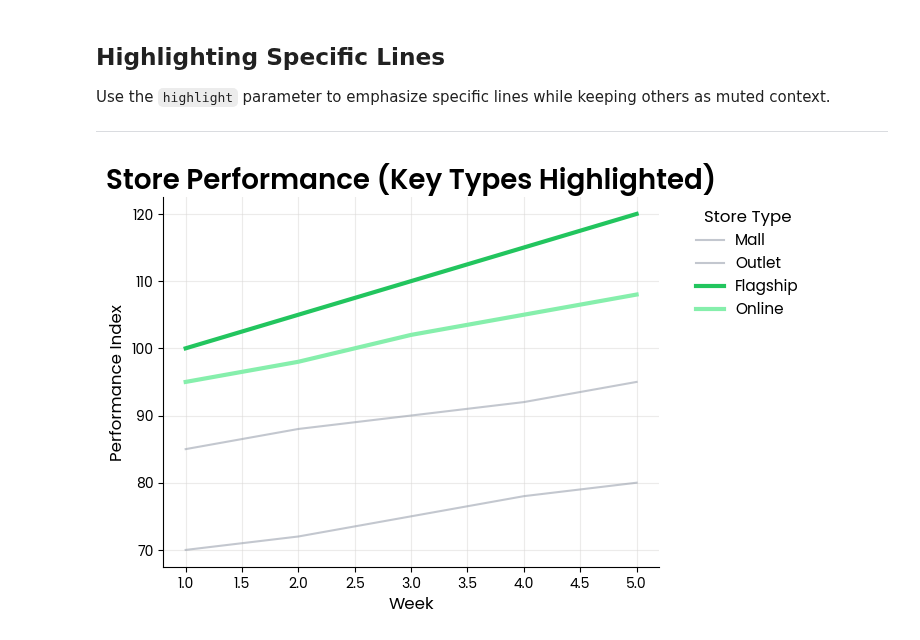
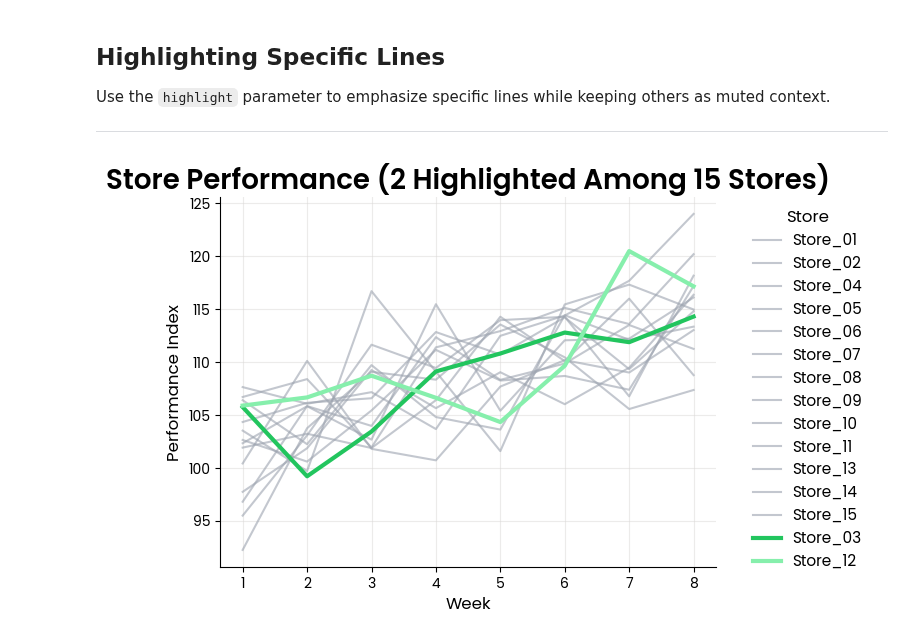
Before and after one commit to Data-Simply/pyretailscience, a Jupyter notebook: docs/gallery/plots/line.ipynb, the cells around one changed output. Cells and saved outputs as stored; diff of their text form; code cells hidden in the pictures.

```diff
--- a/docs/gallery/plots/line.ipynb
+++ b/docs/gallery/plots/line.ipynb
@@ -193,35 +194,35 @@ Use the `highlight` parameter to emphasize specific lines while keeping others a
 
 ---
 # %%
-# Create sample data with multiple store types
-# fmt: off
+# Create sample data with 15 different store locations (minimal code approach)
+import numpy as np
+
+rng = np.random.default_rng(42)
+weeks = 8
+# Generate 15 store names efficiently
+store_names = [f"Store_{i:02d}" for i in range(1, 16)]
+
+# Create data efficiently with minimal code
 store_data = pd.DataFrame(
-    {
-        "week": [1, 1, 1, 1, 2, 2, 2, 2, 3, 3, 3, 3, 4, 4, 4, 4, 5, 5, 5, 5],
-        "store_type": ["Flagship", "Mall", "Outlet", "Online"] * 5,
-        "performance": [
-            100, 85, 70, 95,   # Week 1
-            105, 88, 72, 98,   # Week 2
-            110, 90, 75, 102,  # Week 3
-            115, 92, 78, 105,  # Week 4
-            120, 95, 80, 108,  # Week 5
-        ],
-    },
+    [
+        {"week": week, "store_name": store, "performance": 100 + rng.normal(week * 2, 5)}
+        for week in range(1, weeks + 1)
+        for store in store_names
+    ],
 )
-# fmt: on
 
 line.plot(
     store_data,
     x_col="week",
     value_col="performance",
-    group_col="store_type",
-    highlight=["Flagship", "Online"],  # Highlight key store types
-    title="Store Performance (Key Types Highlighted)",
+    group_col="store_name",
+    highlight=["Store_03", "Store_12"],  # Highlight only 2 out of 15 stores
+    title="Store Performance (2 Highlighted Among 15 Stores)",
     x_label="Week",
     y_label="Performance Index",
-    legend_title="Store Type",
+    legend_title="Store",
     move_legend_outside=True,
 )
 plt.show()
 # %% [output]
-[figure, old version]
+[figure, new version]
```
Also changed, not shown: parts of 4 cells of this notebook, 1 other file.
